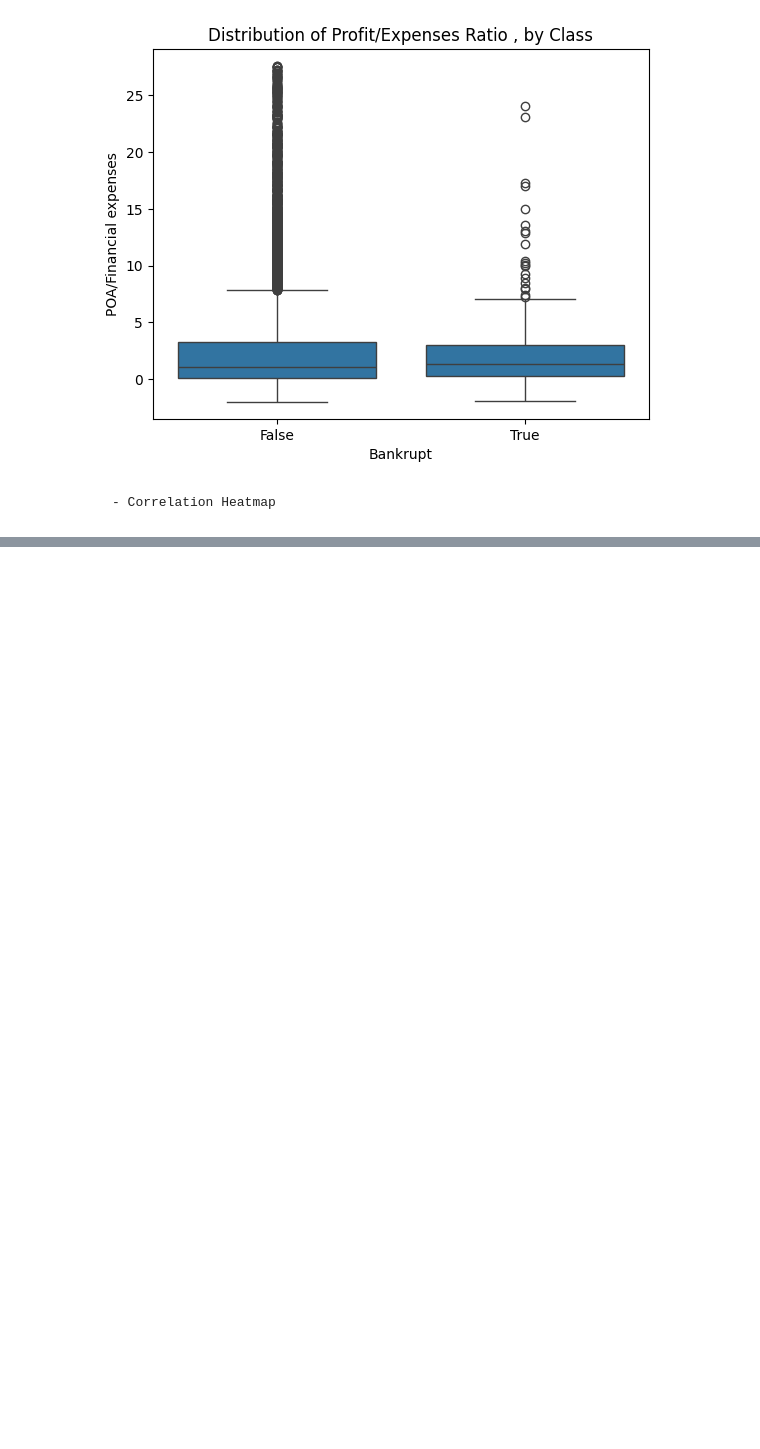
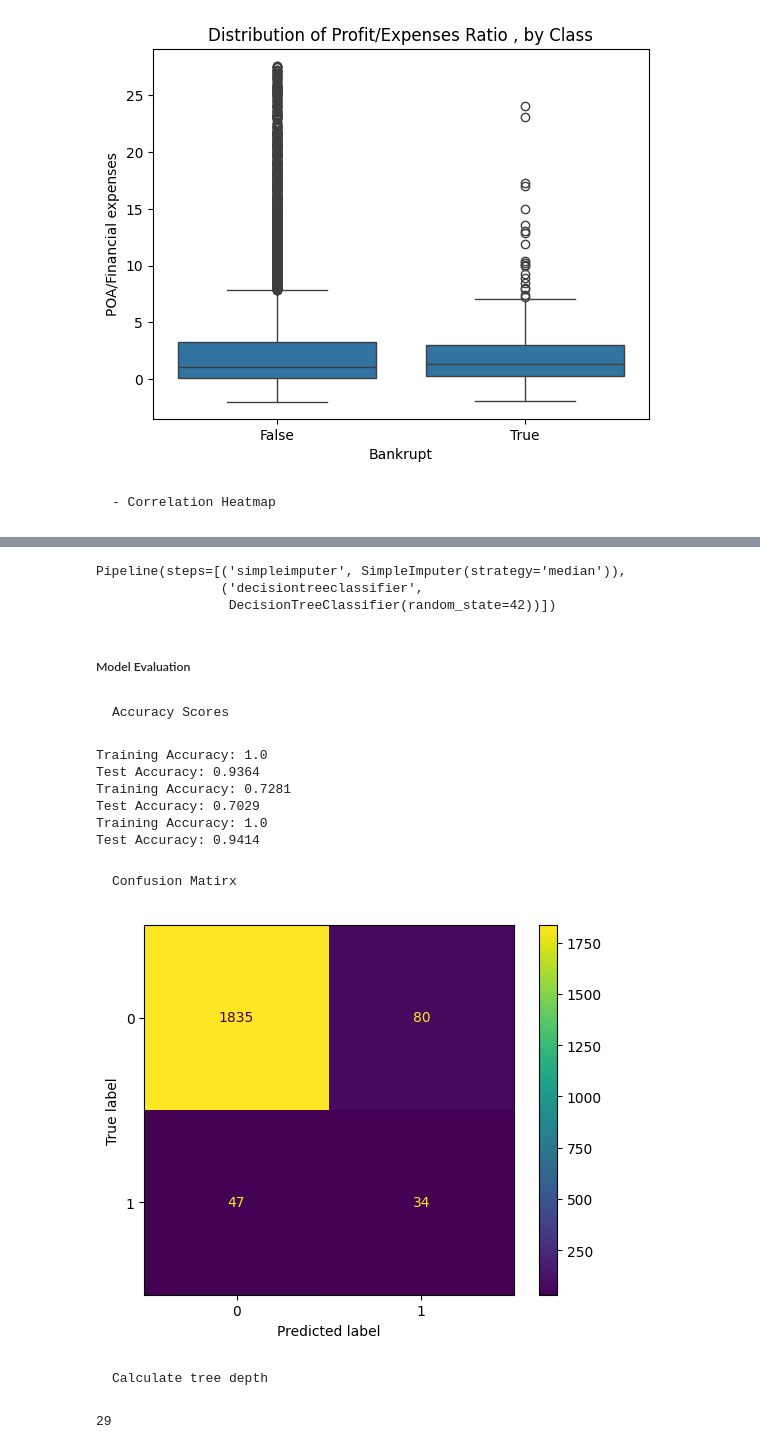
Before and after one commit to tech-ml-quant-luv/Applied_data_science_lab_worldquant, a Jupyter notebook: Project 5 - Bankruptcy in Poland (Gradient Boosting)/052-imbalanced-data.ipynb, the cells around one changed output, grey strips where cells are left out. Cells and saved outputs as stored; diff of their text form; code cells hidden in the pictures; blank space fills up the shorter version.

```diff
--- a/Project 5 - Bankruptcy in Poland (Gradient Boosting)/052-imbalanced-data.ipynb
+++ b/Project 5 - Bankruptcy in Poland (Gradient Boosting)/052-imbalanced-data.ipynb
@@ -150,0 +163,6 @@ Text(0.5, 1.0, 'Distribution of Profit/Expenses Ratio , by Class')
+# %%
+target_column = "bankrupt"
+test_size = 0.2
+X = df.drop(columns=target_column)
+y = df[target_column].astype(int)
+X_train, X_test, y_train, y_test = train_test_split(X,y, test_size=test_size)
@@ -150,0 +210,56 @@ Text(0.5, 1.0, 'Distribution of Profit/Expenses Ratio , by Class')
+# %%
+model_reg = make_pipeline(
+    SimpleImputer(strategy="median"),
+    DecisionTreeClassifier(random_state=42)
+)
+model_reg.fit(X_train,y_train)
+
+#Fit on X_Train_under
+model_under = make_pipeline(
+    SimpleImputer(strategy="median"),
+    DecisionTreeClassifier(random_state=42)
+)
+
+model_under.fit(X_train_under,y_train_under)
+
+#Fit on X_Train_over
+model_over = make_pipeline(
+    SimpleImputer(strategy="median"),
+    DecisionTreeClassifier(random_state=42)
+)
+
+model_over.fit(X_train_over,y_train_over)
+# %% [output]
+Pipeline(steps=[('simpleimputer', SimpleImputer(strategy='median')),
+                ('decisiontreeclassifier',
+                 DecisionTreeClassifier(random_state=42))])
+# %% [markdown]
+##### Model Evaluation
+# %% [markdown]
+    Accuracy Scores
+# %%
+for m in [model_reg,model_under,model_over]:
+    acc_train=m.score(X_train,y_train)
+    acc_test=m.score(X_test,y_test)
+    print("Training Accuracy:",round(acc_train,4))
+    print("Test Accuracy:",round(acc_test,4))
+# %% [output]
+Training Accuracy: 1.0
+Test Accuracy: 0.9364
+Training Accuracy: 0.7281
+Test Accuracy: 0.7029
+Training Accuracy: 1.0
+Test Accuracy: 0.9414
+# %% [markdown]
+    Confusion Matirx
+# %%
+ConfusionMatrixDisplay.from_estimator(model_reg,X_test,y_test);
+# %% [output]
+[figure, added]
+# %% [markdown]
+    Calculate tree depth
+# %%
+depth = model_over.named_steps["decisiontreeclassifier"].get_depth()
+print(depth)
+# %% [output]
+29
```
Also changed, not shown: parts of 21 cells of this notebook, 1 other file.
